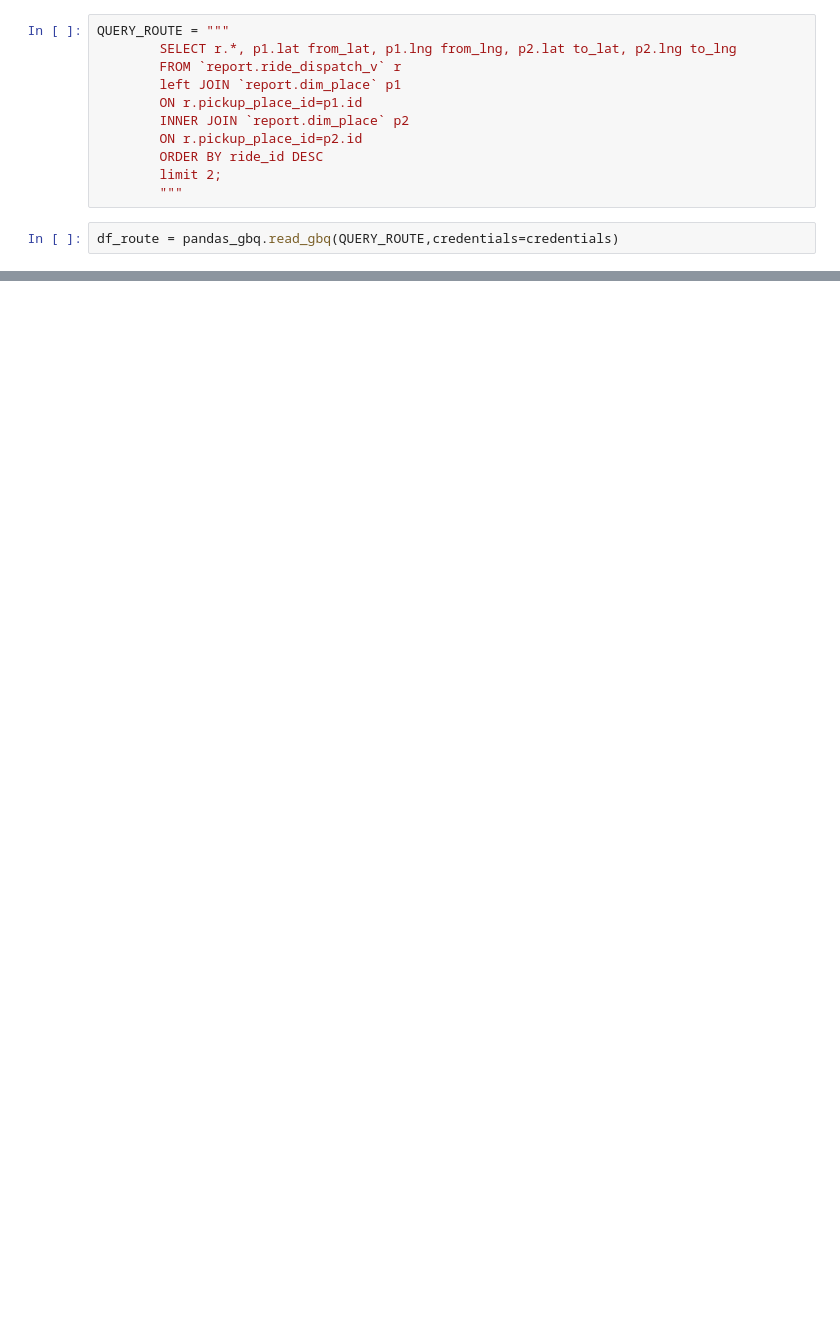
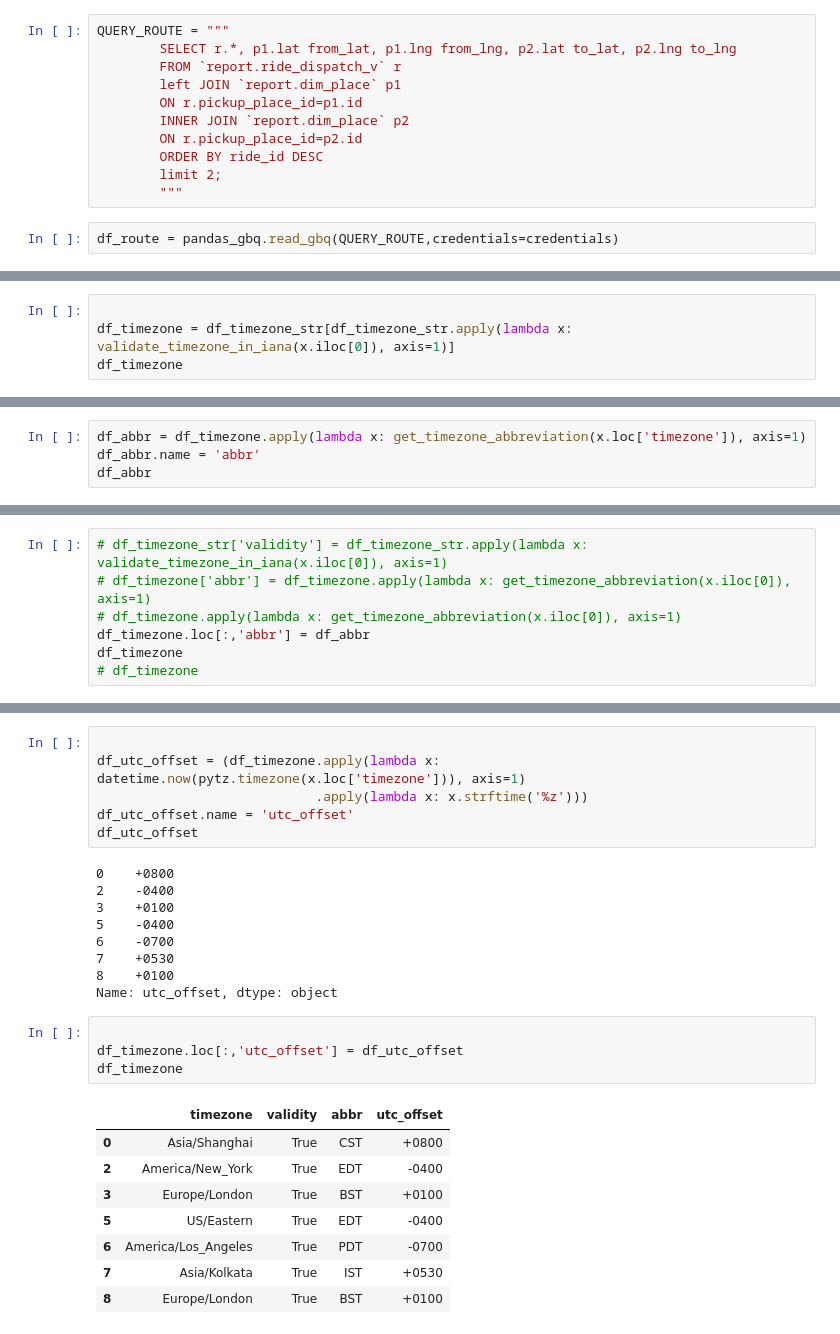
Before and after one commit to Binjian/pricing, a Jupyter notebook: nbs/099.sandbox.ipynb, the cells around one changed output, grey strips where cells are left out. Saved outputs shown, nothing was run; the diff lists cells and outputs as text; blank space fills up the shorter version.

```diff
--- a/nbs/099.sandbox.ipynb
+++ b/nbs/099.sandbox.ipynb
@@ -80,0 +332,4 @@ df_route.dtypes
+# %%
+
+df_timezone = df_timezone_str[df_timezone_str.apply(lambda x: validate_timezone_in_iana(x.iloc[0]), axis=1)]
+df_timezone
@@ -80,0 +345,4 @@ df_route.dtypes
+# %%
+df_abbr = df_timezone.apply(lambda x: get_timezone_abbreviation(x.loc['timezone']), axis=1)
+df_abbr.name = 'abbr'
+df_abbr
@@ -80,0 +369,7 @@ df_route.dtypes
+# %%
+# df_timezone_str['validity'] = df_timezone_str.apply(lambda x: validate_timezone_in_iana(x.iloc[0]), axis=1)
+# df_timezone['abbr'] = df_timezone.apply(lambda x: get_timezone_abbreviation(x.iloc[0]), axis=1)
+# df_timezone.apply(lambda x: get_timezone_abbreviation(x.iloc[0]), axis=1)
+df_timezone.loc[:,'abbr'] = df_abbr
+df_timezone
+# df_timezone
@@ -80,0 +385,28 @@ df_route.dtypes
+# %%
+
+df_utc_offset = (df_timezone.apply(lambda x: datetime.now(pytz.timezone(x.loc['timezone'])), axis=1)
+                            .apply(lambda x: x.strftime('%z')))
+df_utc_offset.name = 'utc_offset'
+df_utc_offset
+# %% [output]
+0    +0800
+2    -0400
+3    +0100
+5    -0400
+6    -0700
+7    +0530
+8    +0100
+Name: utc_offset, dtype: object
+# %%
+
+df_timezone.loc[:,'utc_offset'] = df_utc_offset
+df_timezone
+# %% [output]
+|  | timezone | validity | abbr | utc_offset |
+| 0 | Asia/Shanghai | True | CST | +0800 |
+| 2 | America/New_York | True | EDT | -0400 |
+| 3 | Europe/London | True | BST | +0100 |
+| 5 | US/Eastern | True | EDT | -0400 |
+| 6 | America/Los_Angeles | True | PDT | -0700 |
+| 7 | Asia/Kolkata | True | IST | +0530 |
+| 8 | Europe/London | True | BST | +0100 |
```
Also changed, not shown: parts of 22 cells of this notebook, 5 other files.
